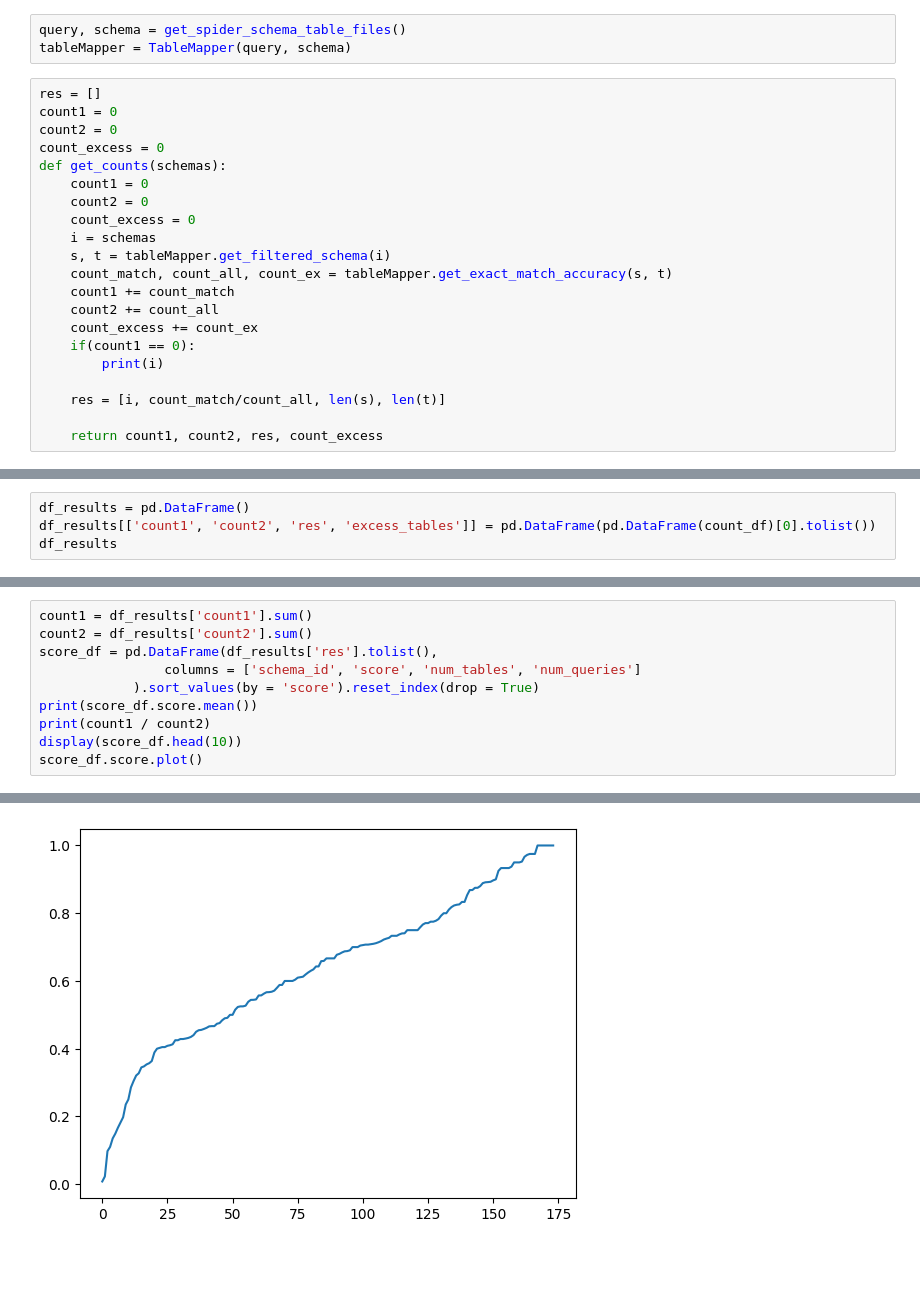
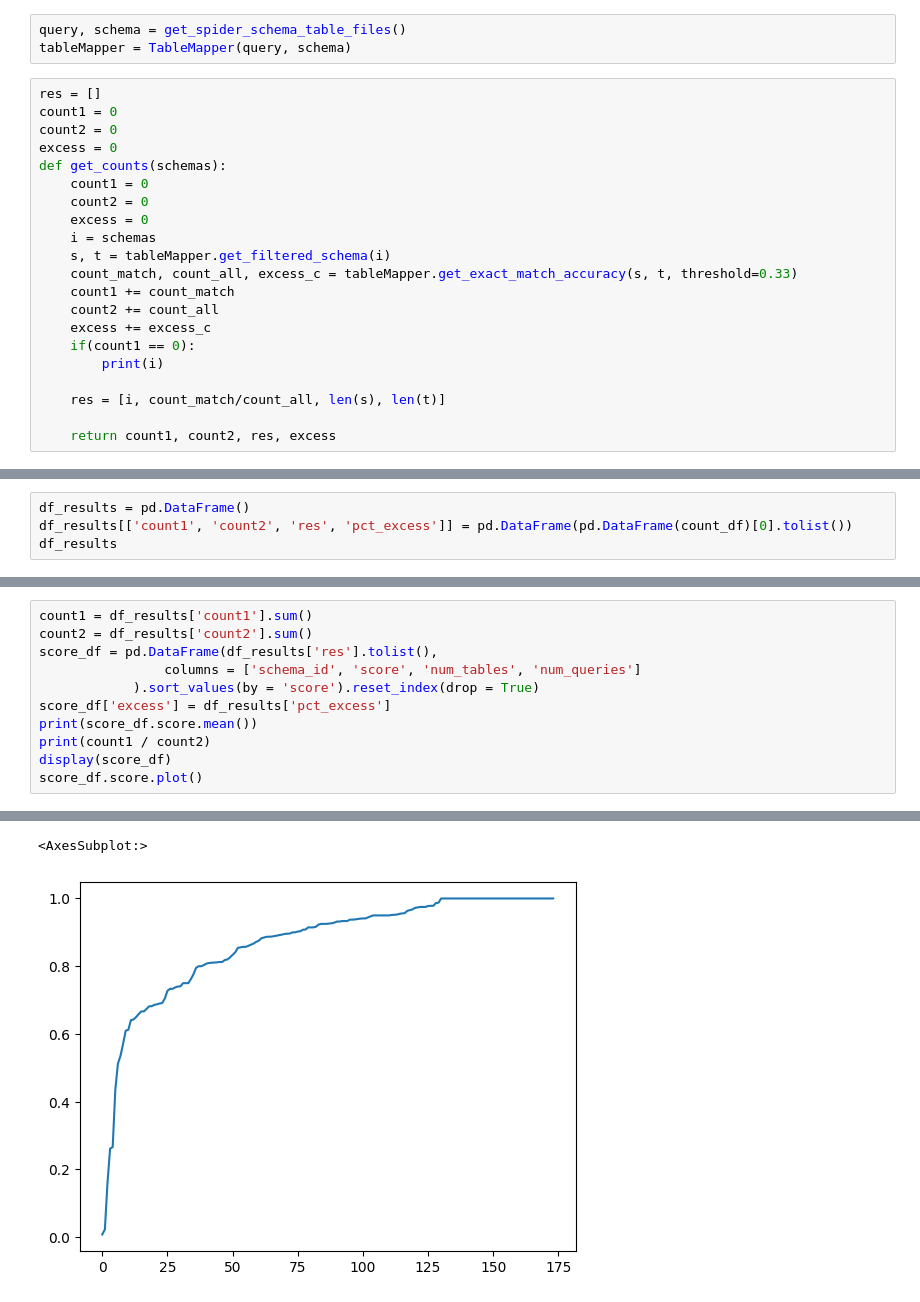
Before and after one commit to jasmeeetSingh/TQL, a Jupyter notebook: queryProcessing/tableMapperRunner.ipynb, the cells around one changed output, grey strips where cells are left out. Saved outputs shown, nothing was run; the diff lists cells and outputs as text; blank space fills up the shorter version.

Commit message:
Updating table mapper logic to return multiple overlapping tables

```diff
--- a/queryProcessing/tableMapperRunner.ipynb
+++ b/queryProcessing/tableMapperRunner.ipynb
@@ -20,23 +23,23 @@ tableMapper = TableMapper(query, schema)
 res = []
 count1 = 0
 count2 = 0
-count_excess = 0
+excess = 0
 def get_counts(schemas):
     count1 = 0
     count2 = 0
-    count_excess = 0
+    excess = 0
     i = schemas
     s, t = tableMapper.get_filtered_schema(i)
-    count_match, count_all, count_ex = tableMapper.get_exact_match_accuracy(s, t)
+    count_match, count_all, excess_c = tableMapper.get_exact_match_accuracy(s, t, threshold=0.33)
     count1 += count_match
     count2 += count_all
-    count_excess += count_ex
+    excess += excess_c
     if(count1 == 0):
         print(i)
 
     res = [i, count_match/count_all, len(s), len(t)]
 
-    return count1, count2, res, count_excess
+    return count1, count2, res, excess
 # %%
 %%time
 count_df = pd.Series(list(set(schema.schema_id.values))).\
@@ -49,5 +52,5 @@ Wall time: 1min 28s
 # %%
 df_results = pd.DataFrame()
-df_results[['count1', 'count2', 'res', 'excess_tables']] = pd.DataFrame(pd.DataFrame(count_df)[0].tolist())
+df_results[['count1', 'count2', 'res', 'pct_excess']] = pd.DataFrame(pd.DataFrame(count_df)[0].tolist())
 df_results
 # %% [output]
@@ -100,8 +73,9 @@ count2 = df_results['count2'].sum()
 score_df = pd.DataFrame(df_results['res'].tolist(),
                 columns = ['schema_id', 'score', 'num_tables', 'num_queries']
             ).sort_values(by = 'score').reset_index(drop = True)
+score_df['excess'] = df_results['pct_excess']
 print(score_df.score.mean())
 print(count1 / count2)
-display(score_df.head(10))
+display(score_df)
 score_df.score.plot()
 # %% [output]
@@ -122 +97,2 @@ score_df.score.plot()
+<AxesSubplot:>
-[figure, old version]
+[figure, new version]
```
Also changed, not shown: parts of 10 cells of this notebook, 1 other file.
